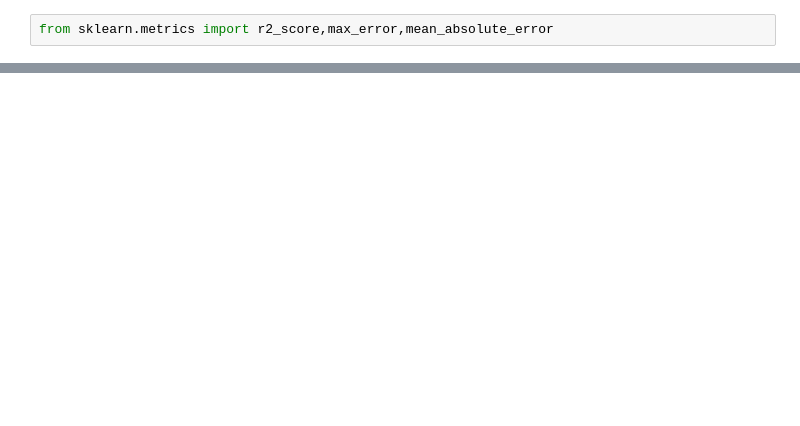
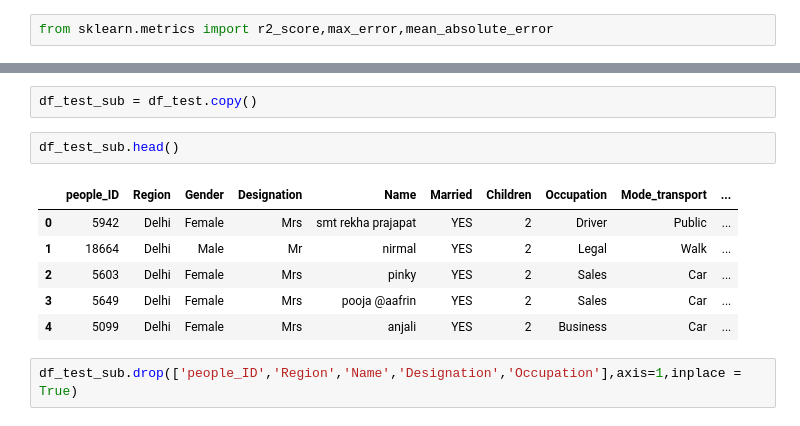
Before and after one commit to kartik-kumar71/Flipr-Hackathon-Hiring-Program-4.0---Machine-Learning-Task, a Jupyter notebook: COVID_ML_final.ipynb, the cells around one changed output, grey strips where cells are left out. Cells and saved outputs as stored; diff of their text form; blank space fills up the shorter version.

```diff
--- a/COVID_ML_final.ipynb
+++ b/COVID_ML_final.ipynb
@@ -128,0 +146,13 @@ mean_absolute_error(y_test,model.predict(X_test))
+# %%
+df_test_sub = df_test.copy()
+# %%
+df_test_sub.head()
+# %% [output]
+|  | people_ID | Region | Gender | Designation | Name | Married | Children | Occupation | Mode_transport | ... |
+| 0 | 5942 | Delhi | Female | Mrs | smt rekha prajapat | YES | 2 | Driver | Public | ... |
+| 1 | 18664 | Delhi | Male | Mr | nirmal | YES | 2 | Legal | Walk | ... |
+| 2 | 5603 | Delhi | Female | Mrs | pinky | YES | 2 | Sales | Car | ... |
+| 3 | 5649 | Delhi | Female | Mrs | pooja @aafrin | YES | 2 | Sales | Car | ... |
+| 4 | 5099 | Delhi | Female | Mrs | anjali | YES | 2 | Business | Car | ... |
+# %%
+df_test_sub.drop(['people_ID','Region','Name','Designation','Occupation'],axis=1,inplace = True)
```
Also changed, not shown: parts of 32 cells of this notebook, 1 other file.
